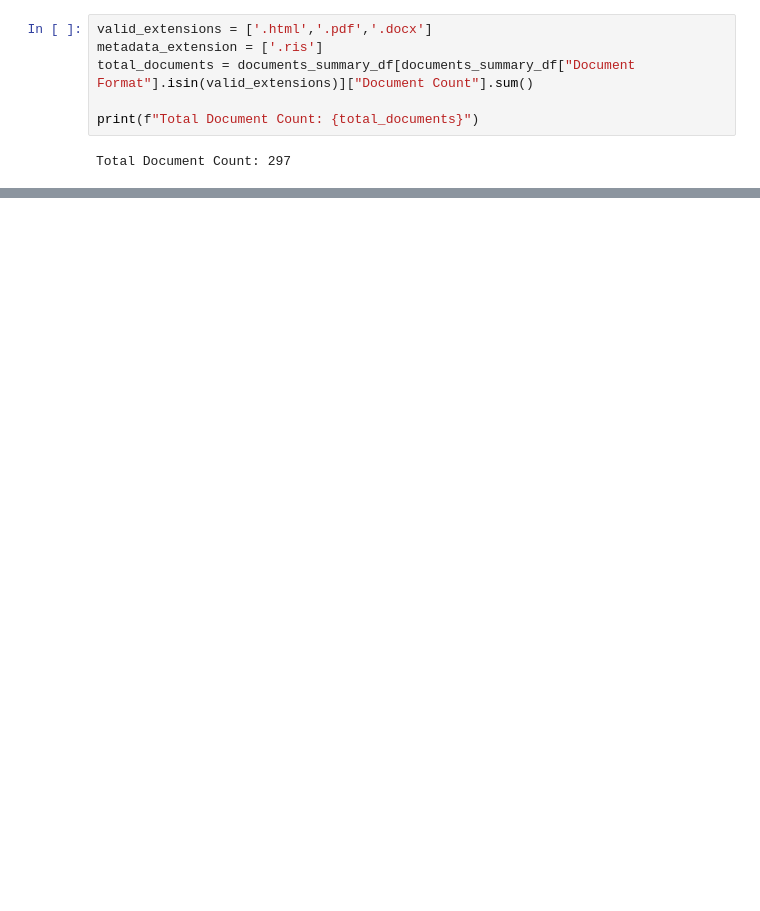
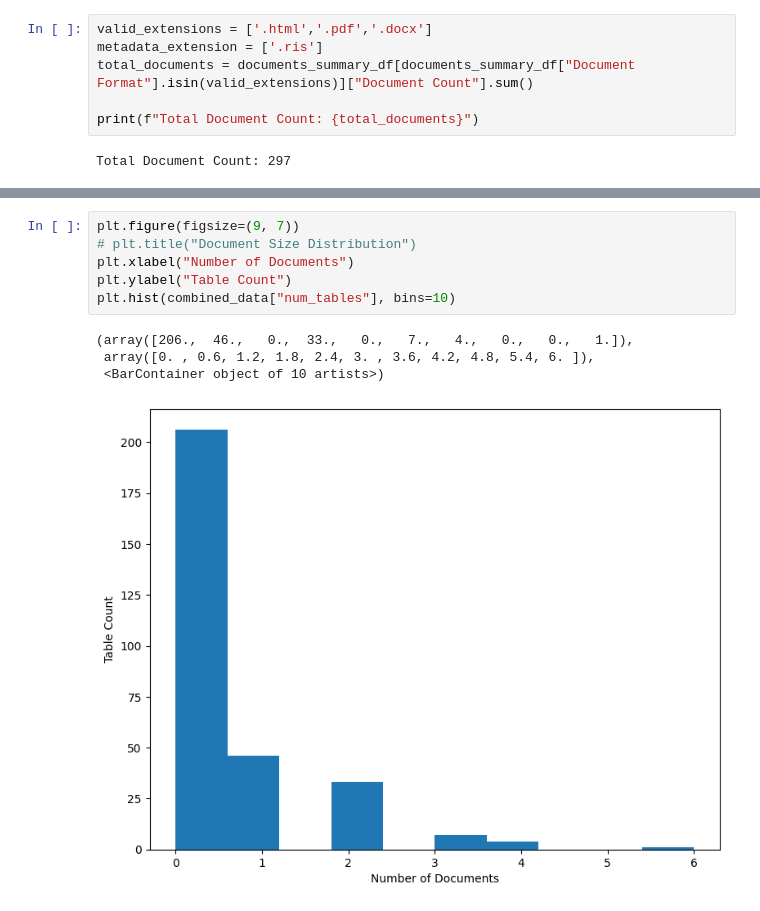
Before and after one commit to hakeematyab/Queryable-Shared-Reference-Repository, a Jupyter notebook: notebooks/EDA_9_30.ipynb, the cells around one changed output, grey strips where cells are left out. Drawn from its saved outputs; the diff is of its cells as text; blank space fills up the shorter version.

```diff
--- a/notebooks/EDA_9_30.ipynb
+++ b/notebooks/EDA_9_30.ipynb
@@ -38,0 +515,11 @@ Total Document Count: 297
+# %%
+plt.figure(figsize=(9, 7))
+# plt.title("Document Size Distribution")
+plt.xlabel("Number of Documents")
+plt.ylabel("Table Count")
+plt.hist(combined_data["num_tables"], bins=10)
+# %% [output]
+(array([206.,  46.,   0.,  33.,   0.,   7.,   4.,   0.,   0.,   1.]),
+ array([0. , 0.6, 1.2, 1.8, 2.4, 3. , 3.6, 4.2, 4.8, 5.4, 6. ]),
+ <BarContainer object of 10 artists>)
+[figure, added]
```
Also changed, not shown: parts of 23 cells of this notebook, 1 other file.
